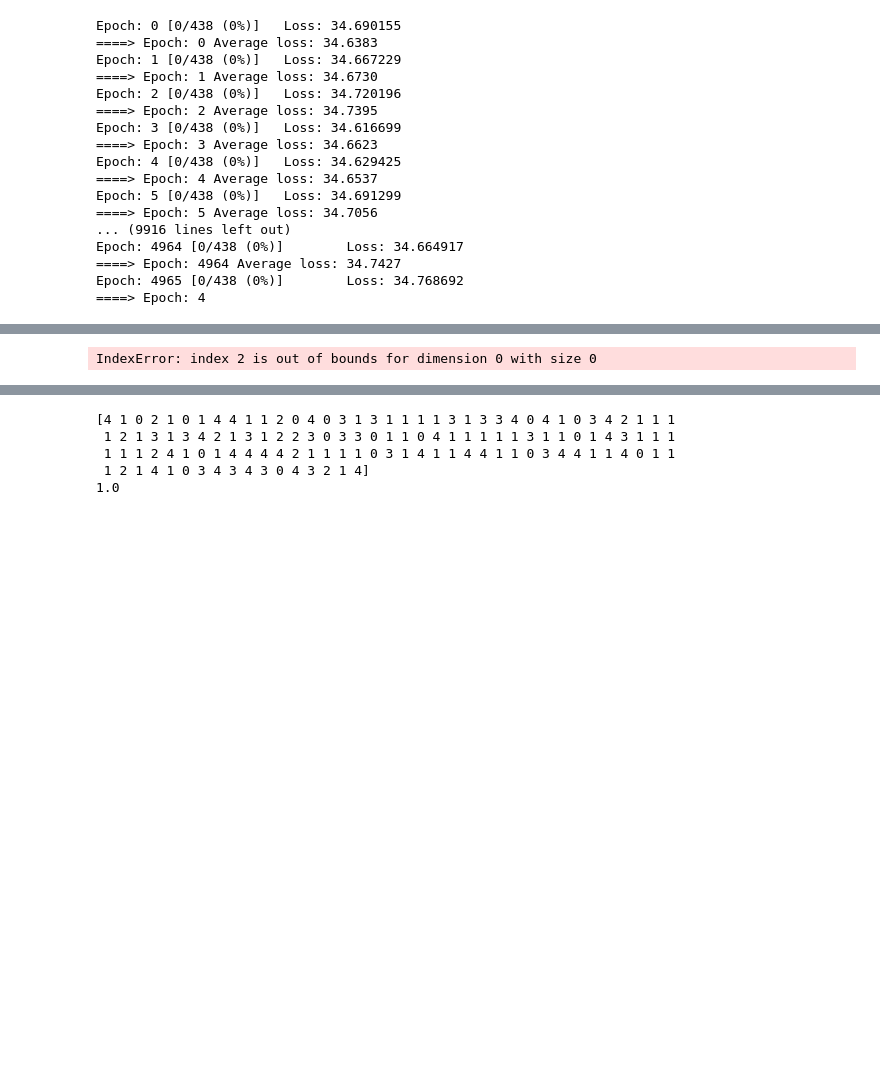
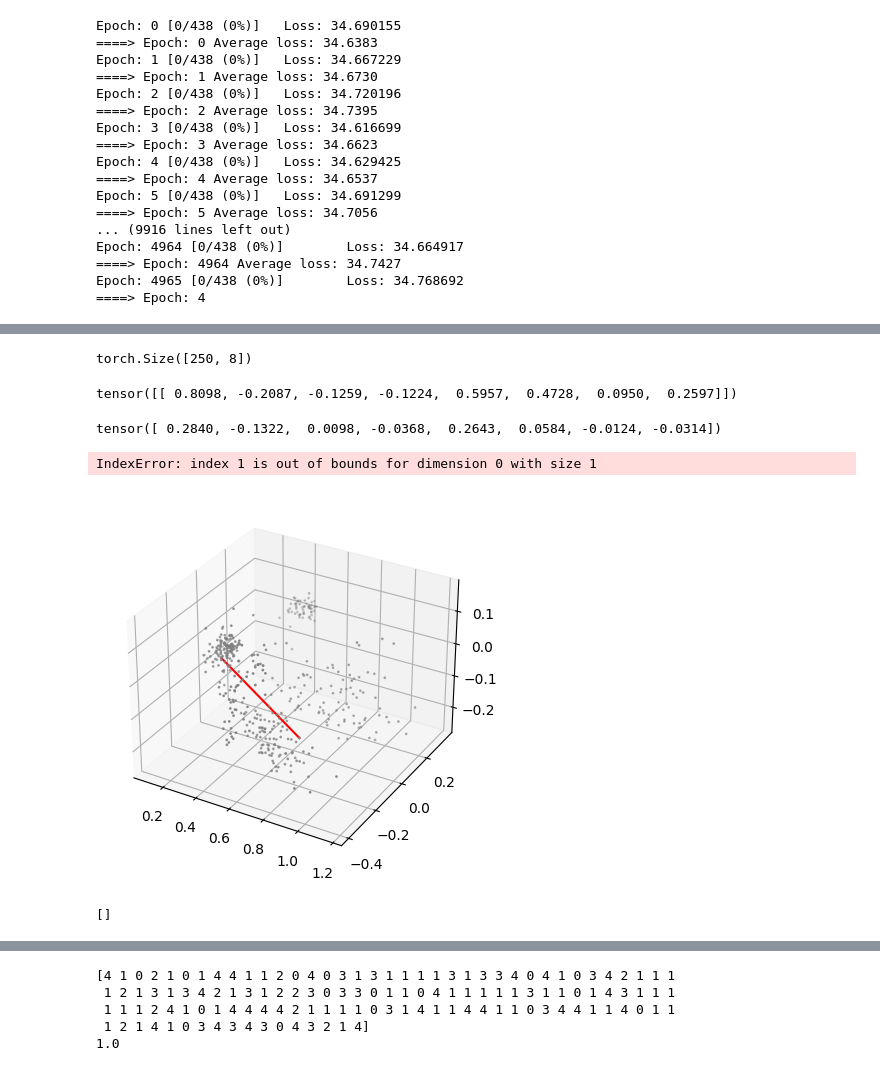
Before and after one commit to StefRodopCodes94/CounterFactual-VAE, a Jupyter notebook: Model/VAE.ipynb, the cells around one changed output, grey strips where cells are left out. Cells and saved outputs as stored; diff of their text form; code cells hidden in the pictures; blank space fills up the shorter version.

```diff
--- a/Model/VAE.ipynb
+++ b/Model/VAE.ipynb
@@ -367,3 +306,0 @@ def find_counterfactual(x, y, k=1, lr=0.1, num_steps=100):
-# %%
-# Generate a random point from class 1
-x = class_data[1][np.random.randint(8)]
@@ -374,5 +346,24 @@ tensor(-0.0493)
+# %%
+# Create a mask to filter out samples that are not in class 1
+mask = (class_labels != 1).squeeze()
+
+# Select samples from latent space that are not in class 1
+latent_space_not_healthy = class_data[mask]
+
+# Print shape of the new tensor
+print(latent_space_not_healthy.shape)
+# %% [output]
+torch.Size([250, 8])
+# %%
+class_1_indices = torch.where(class_labels == 1)[0]  # Get the indices of all samples in class 1
+random_index = torch.randint(high=class_1_indices.shape[0], size=(1,))  # Choose a random index
+random_point_healthy = class_data[class_1_indices[random_index], :]  # Get the random point
+random_point_healthy
+# %% [output]
+tensor([[ 0.8098, -0.2087, -0.1259, -0.1224,  0.5957,  0.4728,  0.0950,  0.2597]])
 # %%
 # Find the nearest point in another class
-x_cf = find_counterfactual(x, class_data)
+x_cf = counterfactual_optimization(random_point_healthy, latent_space_not_healthy, k=1, num_iters=1000, lr=0.001)
+x_cf
 # %% [output]
-IndexError: index 2 is out of bounds for dimension 0 with size 0
+tensor([ 0.2840, -0.1322,  0.0098, -0.0368,  0.2643,  0.0584, -0.0124, -0.0314])
@@ -378,0 +547,14 @@ IndexError: index 2 is out of bounds for dimension 0 with size 0
+# %%
+x_index = torch.where(torch.all(z == random_point_healthy, dim=1))[0][0].item()
+x_index = torch.tensor(x_index)
+y_index = torch.where(torch.all(z == x_cf, dim=1))[0][0].item()
+y_index  = torch.tensor(y_index)
+a = shortest_path(z,random_point_healthy,x_cf)
+a
+# %% [output]
+IndexError: index 1 is out of bounds for dimension 0 with size 1
+[figure, added]
+# %%
+a
+# %% [output]
+[]
```
Also changed, not shown: parts of 9 cells of this notebook.
